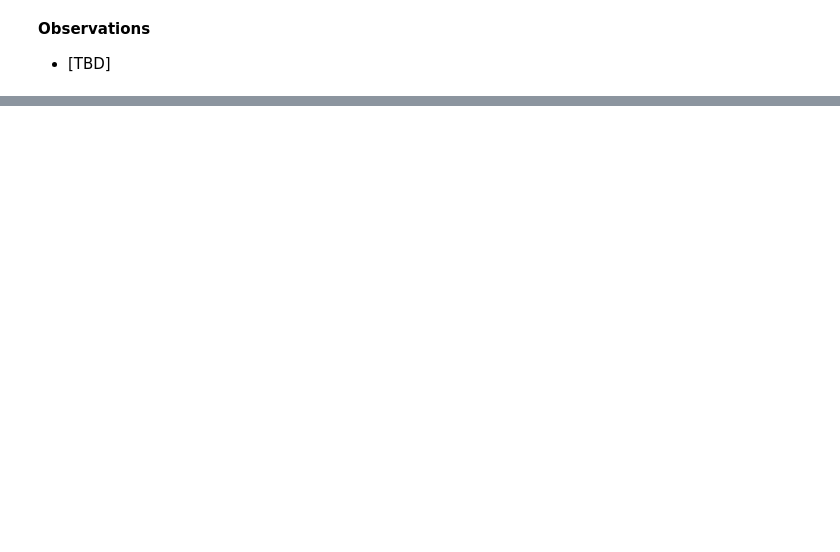
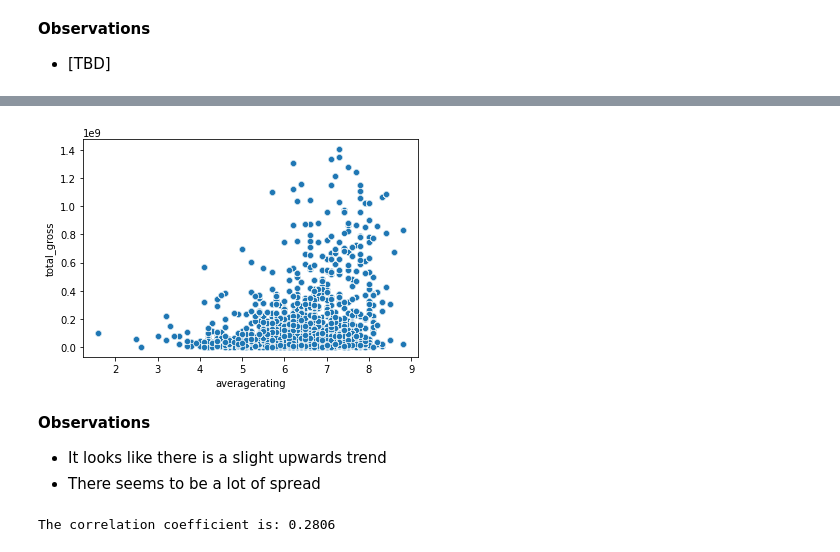
Before and after one commit to learn-co-curriculum/dsc-phase-2-project-v3, a Jupyter notebook: index.ipynb, the cells around one changed output, grey strips where cells are left out. Saved outputs shown, nothing was run; the diff lists cells and outputs as text; code cells hidden in the pictures; blank space fills up the shorter version.

```diff
--- a/index.ipynb
+++ b/index.ipynb
@@ -731,0 +853,17 @@ Normal Film (optimal)            Short Film -31455966.2693 0.2094  -73006278.231
+# %%
+# Plot revenue vs. rating
+sns.scatterplot(data=df_clean[has_rev_filter], x='averagerating', y='total_gross' );
+# %% [output]
+[figure, added]
+# %% [markdown]
+**Observations**
+- It looks like there is a slight upwards trend
+- There seems to be a lot of spread
+# %%
+# We also need to find the correlation coefficient
+x = df_clean[has_rev_filter]['total_gross']
+y = df_clean[has_rev_filter]['averagerating']
+coer_data = np.corrcoef(x, y)
+print(f'The correlation coefficient is: {round(coer_data[0,1],4)}')
+# %% [output]
+The correlation coefficient is: 0.2806
```
Also changed, not shown: parts of 16 cells of this notebook.
